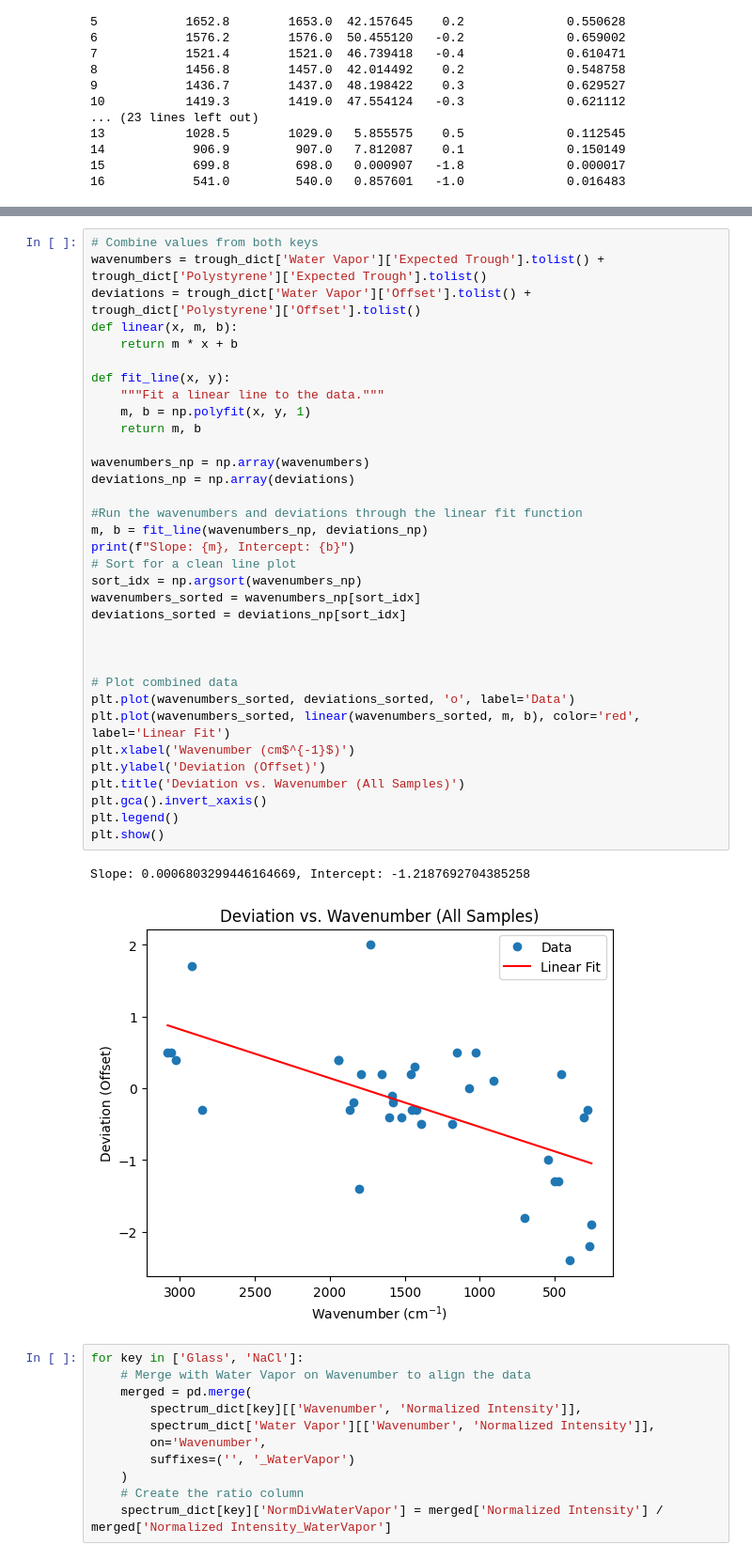
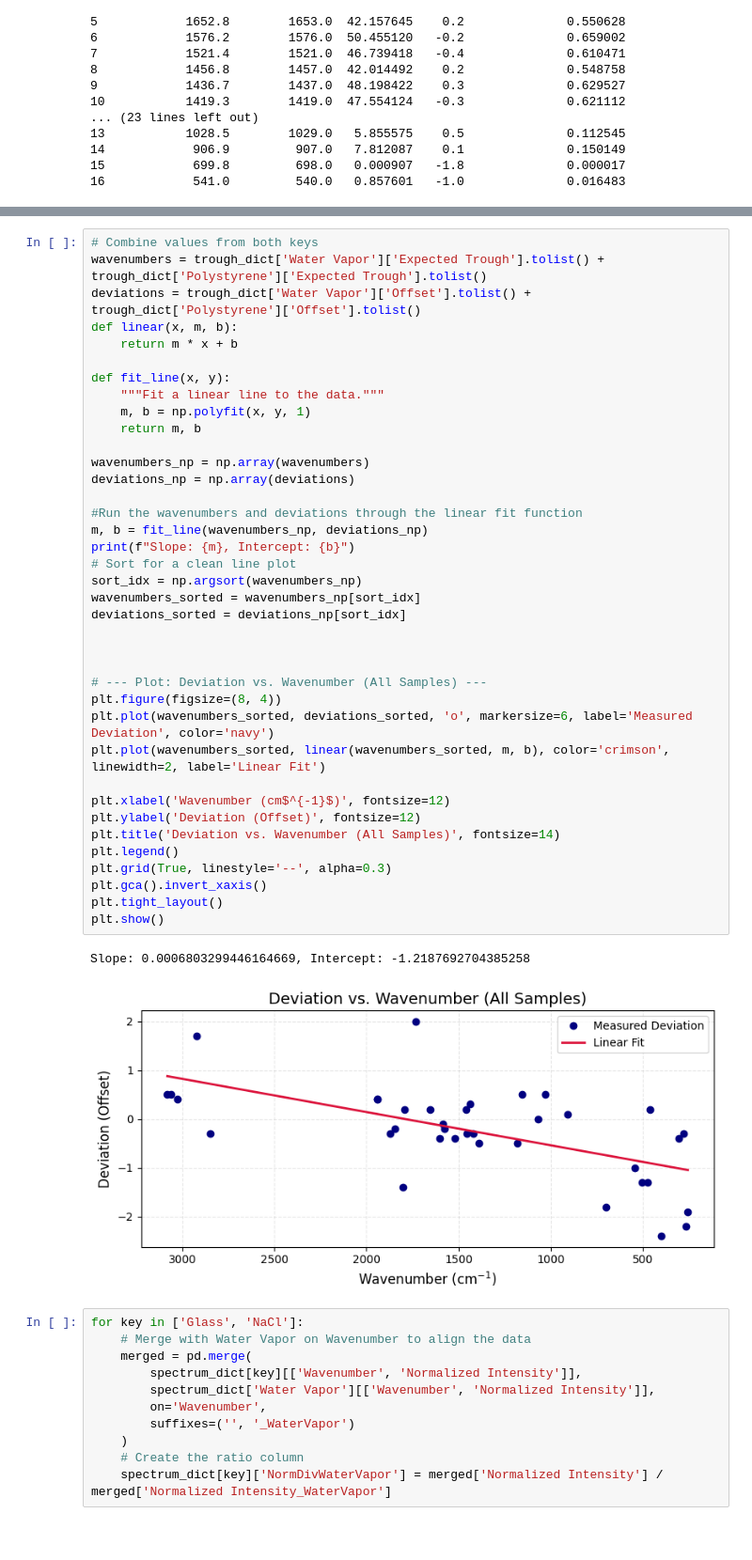
Before and after one commit to kearb-stomp/AdvLabs, a Jupyter notebook: Lab 1/Lab 6 Clean Version.ipynb, the cells around one changed output, grey strips where cells are left out. Shown at 94% size. Drawn from its saved outputs; the diff is of its cells as text; blank space fills up the shorter version.

```diff
--- a/Lab 1/Lab 6 Clean Version.ipynb
+++ b/Lab 1/Lab 6 Clean Version.ipynb
@@ -207,40 +243,44 @@ plt.show()
 # %%
 # Combine values from both keys
 wavenumbers = trough_dict['Water Vapor']['Expected Trough'].tolist() + trough_dict['Polystyrene']['Expected Trough'].tolist()
 deviations = trough_dict['Water Vapor']['Offset'].tolist() + trough_dict['Polystyrene']['Offset'].tolist()
 def linear(x, m, b):
     return m * x + b
 
 def fit_line(x, y):
     """Fit a linear line to the data."""
     m, b = np.polyfit(x, y, 1)
     return m, b
 
 wavenumbers_np = np.array(wavenumbers)
 deviations_np = np.array(deviations)
 
 #Run the wavenumbers and deviations through the linear fit function
 m, b = fit_line(wavenumbers_np, deviations_np)
 print(f"Slope: {m}, Intercept: {b}")
 # Sort for a clean line plot
 sort_idx = np.argsort(wavenumbers_np)
 wavenumbers_sorted = wavenumbers_np[sort_idx]
 deviations_sorted = deviations_np[sort_idx]
 
 
 
-# Plot combined data
-plt.plot(wavenumbers_sorted, deviations_sorted, 'o', label='Data')
-plt.plot(wavenumbers_sorted, linear(wavenumbers_sorted, m, b), color='red', label='Linear Fit')
-plt.xlabel('Wavenumber (cm$^{-1}$)')
-plt.ylabel('Deviation (Offset)')
-plt.title('Deviation vs. Wavenumber (All Samples)')
+# --- Plot: Deviation vs. Wavenumber (All Samples) ---
+plt.figure(figsize=(8, 4))
+plt.plot(wavenumbers_sorted, deviations_sorted, 'o', markersize=6, label='Measured Deviation', color='navy')
+plt.plot(wavenumbers_sorted, linear(wavenumbers_sorted, m, b), color='crimson', linewidth=2, label='Linear Fit')
+
+plt.xlabel('Wavenumber (cm$^{-1}$)', fontsize=12)
+plt.ylabel('Deviation (Offset)', fontsize=12)
+plt.title('Deviation vs. Wavenumber (All Samples)', fontsize=14)
+plt.legend()
+plt.grid(True, linestyle='--', alpha=0.3)
 plt.gca().invert_xaxis()
-plt.legend()
+plt.tight_layout()
 plt.show()
 # %% [output]
 Slope: 0.0006803299446164669, Intercept: -1.2187692704385258
-[figure, old version]
+[figure, new version]
 # %%
 for key in ['Glass', 'NaCl']:
     # Merge with Water Vapor on Wavenumber to align the data
```
Also changed, not shown: parts of 18 cells of this notebook.
